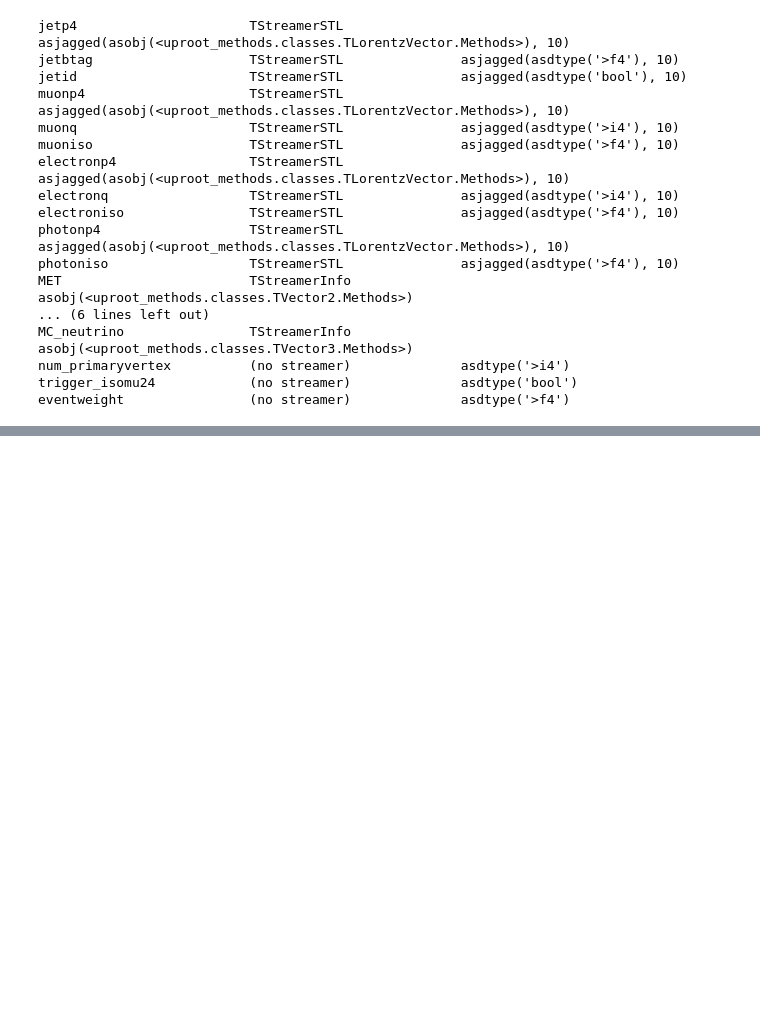
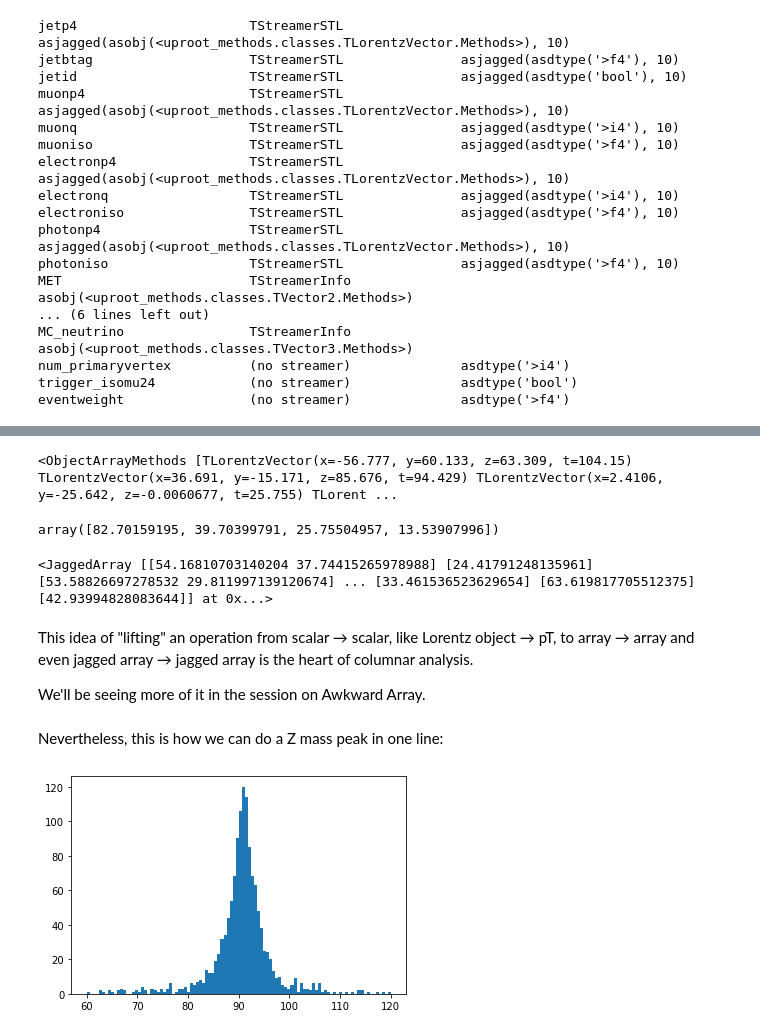
Before and after one commit to jpivarski-talks/2020-06-08-uproot-awkward-columnar-hats, a Jupyter notebook: 01-using-uproot-effectively.ipynb, the cells around one changed output, grey strips where cells are left out. Saved outputs shown, nothing was run; the diff lists cells and outputs as text; code cells hidden in the pictures; blank space fills up the shorter version.

```diff
--- a/01-using-uproot-effectively.ipynb
+++ b/01-using-uproot-effectively.ipynb
@@ -834,0 +861,3 @@ eventweight                (no streamer)              asdtype('>f4')
+# %%
+lorentz_array = with_lorentz["muonp4"].array()
+lorentz_array
@@ -834,0 +876,22 @@ eventweight                (no streamer)              asdtype('>f4')
+# %%
+lorentz_array[32]
+# %% [output]
+<ObjectArrayMethods [TLorentzVector(x=-56.777, y=60.133, z=63.309, t=104.15) TLorentzVector(x=36.691, y=-15.171, z=85.676, t=94.429) TLorentzVector(x=2.4106, y=-25.642, z=-0.0060677, t=25.755) TLorent ...
+# %%
+lorentz_array[32].pt
+# %% [output]
+array([82.70159195, 39.70399791, 25.75504957, 13.53907996])
+# %%
+lorentz_array.pt
+# %% [output]
+<JaggedArray [[54.16810703140204 37.74415265978988] [24.41791248135961] [53.58826697278532 29.811997139120674] ... [33.461536523629654] [63.619817705512375] [42.93994828083644]] at 0x...>
+# %% [markdown]
+This idea of "lifting" an operation from scalar → scalar, like Lorentz object → pT, to array → array and even jagged array → jagged array is the heart of columnar analysis.
+
+We'll be seeing more of it in the session on Awkward Array.
+# %% [markdown]
+Nevertheless, this is how we can do a Z mass peak in one line:
+# %%
+plt.hist((lorentz_array[lorentz_array.counts >= 2, 0] + lorentz_array[lorentz_array.counts >= 2, 1]).mass, bins=100, range=(60, 120));
+# %% [output]
+[figure, added]
```
Also changed, not shown: parts of 37 cells of this notebook, 2 other files.
